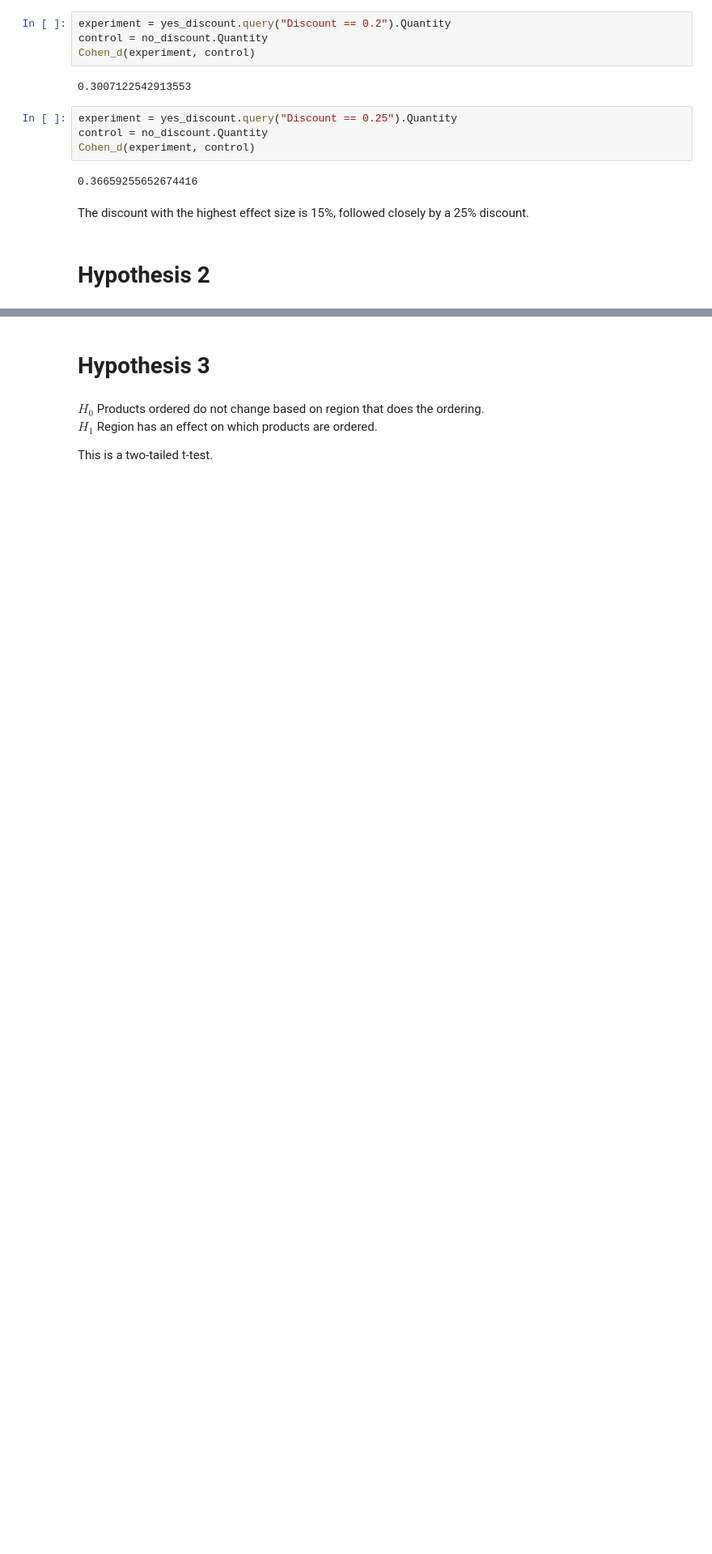
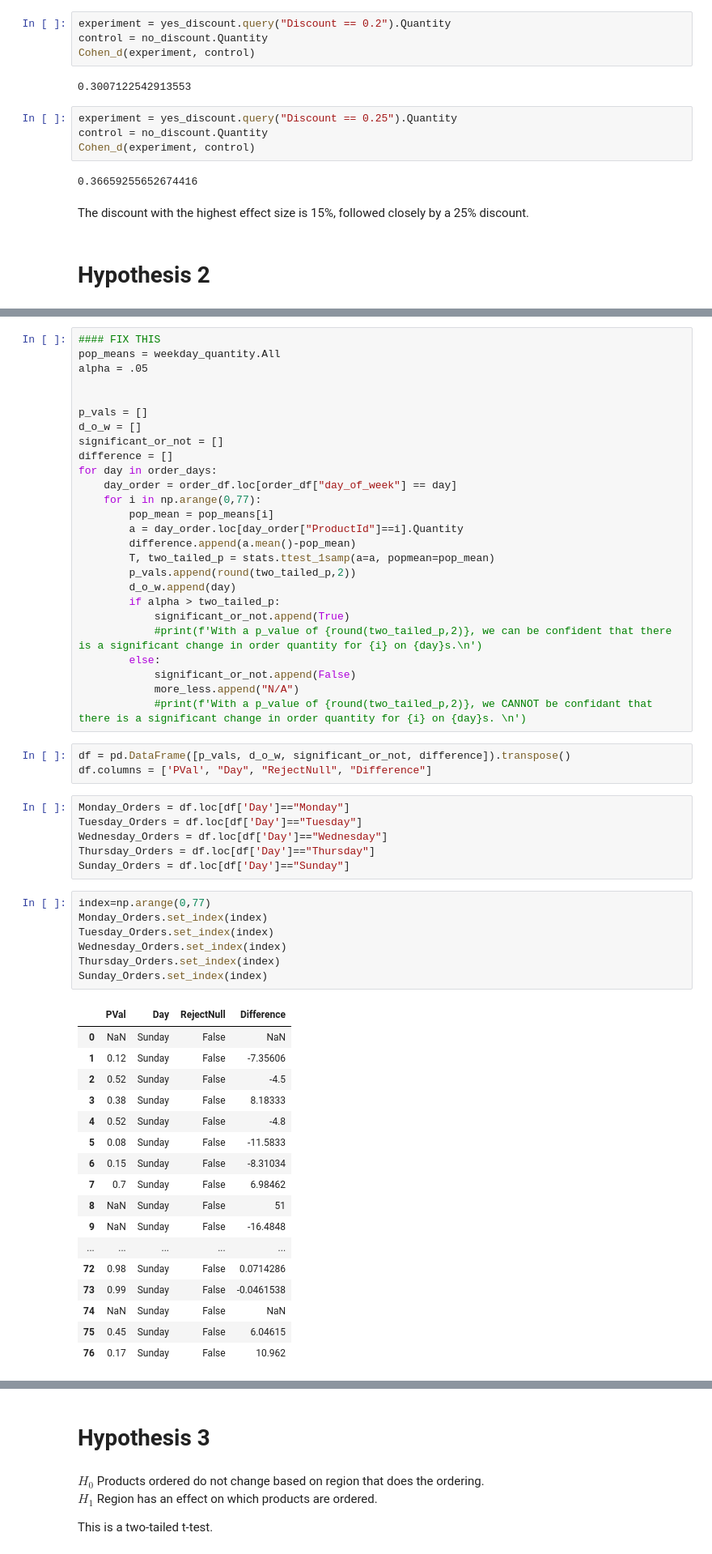
Before and after one commit to akelly66/Flatiron-School, a Jupyter notebook: Mod03/Mod03-Final-Project/Mod03 Final Project.ipynb, the cells around one changed output, grey strips where cells are left out. Shown: that part at 81% size. Cells and saved outputs as stored; diff of their text form; blank space fills up the shorter version.

```diff
--- a/Mod03/Mod03-Final-Project/Mod03 Final Project.ipynb
+++ b/Mod03/Mod03-Final-Project/Mod03 Final Project.ipynb
@@ -255,0 +317,60 @@ array(['Chai', 'Chang', 'Aniseed Syrup', "Chef Anton's Cajun Seasoning",
+# %%
+#### FIX THIS
+pop_means = weekday_quantity.All
+alpha = .05
+
+
+p_vals = []
+d_o_w = []
+significant_or_not = []
+difference = []
+for day in order_days:
+    day_order = order_df.loc[order_df["day_of_week"] == day]
+    for i in np.arange(0,77):
+        pop_mean = pop_means[i]
+        a = day_order.loc[day_order["ProductId"]==i].Quantity
+        difference.append(a.mean()-pop_mean)
+        T, two_tailed_p = stats.ttest_1samp(a=a, popmean=pop_mean)
+        p_vals.append(round(two_tailed_p,2))
+        d_o_w.append(day)
+        if alpha > two_tailed_p:
+            significant_or_not.append(True)
+            #print(f'With a p_value of {round(two_tailed_p,2)}, we can be confident that there is a significant change in order quantity for {i} on {day}s.\n')
+        else:
+            significant_or_not.append(False)
+            more_less.append("N/A")
+            #print(f'With a p_value of {round(two_tailed_p,2)}, we CANNOT be confidant that there is a significant change in order quantity for {i} on {day}s. \n')
+# %%
+df = pd.DataFrame([p_vals, d_o_w, significant_or_not, difference]).transpose()
+df.columns = ['PVal', "Day", "RejectNull", "Difference"]
+# %%
+Monday_Orders = df.loc[df['Day']=="Monday"]
+Tuesday_Orders = df.loc[df['Day']=="Tuesday"]
+Wednesday_Orders = df.loc[df['Day']=="Wednesday"]
+Thursday_Orders = df.loc[df['Day']=="Thursday"]
+Sunday_Orders = df.loc[df['Day']=="Sunday"]
+# %%
+index=np.arange(0,77)
+Monday_Orders.set_index(index)
+Tuesday_Orders.set_index(index)
+Wednesday_Orders.set_index(index)
+Thursday_Orders.set_index(index)
+Sunday_Orders.set_index(index)
+# %% [output]
+|  | PVal | Day | RejectNull | Difference |
+| 0 | NaN | Sunday | False | NaN |
+| 1 | 0.12 | Sunday | False | -7.35606 |
+| 2 | 0.52 | Sunday | False | -4.5 |
+| 3 | 0.38 | Sunday | False | 8.18333 |
+| 4 | 0.52 | Sunday | False | -4.8 |
+| 5 | 0.08 | Sunday | False | -11.5833 |
+| 6 | 0.15 | Sunday | False | -8.31034 |
+| 7 | 0.7 | Sunday | False | 6.98462 |
+| 8 | NaN | Sunday | False | 51 |
+| 9 | NaN | Sunday | False | -16.4848 |
+| ... | ... | ... | ... | ... |
+| 72 | 0.98 | Sunday | False | 0.0714286 |
+| 73 | 0.99 | Sunday | False | -0.0461538 |
+| 74 | NaN | Sunday | False | NaN |
+| 75 | 0.45 | Sunday | False | 6.04615 |
+| 76 | 0.17 | Sunday | False | 10.962 |
```
Also changed, not shown: parts of 16 cells of this notebook.
